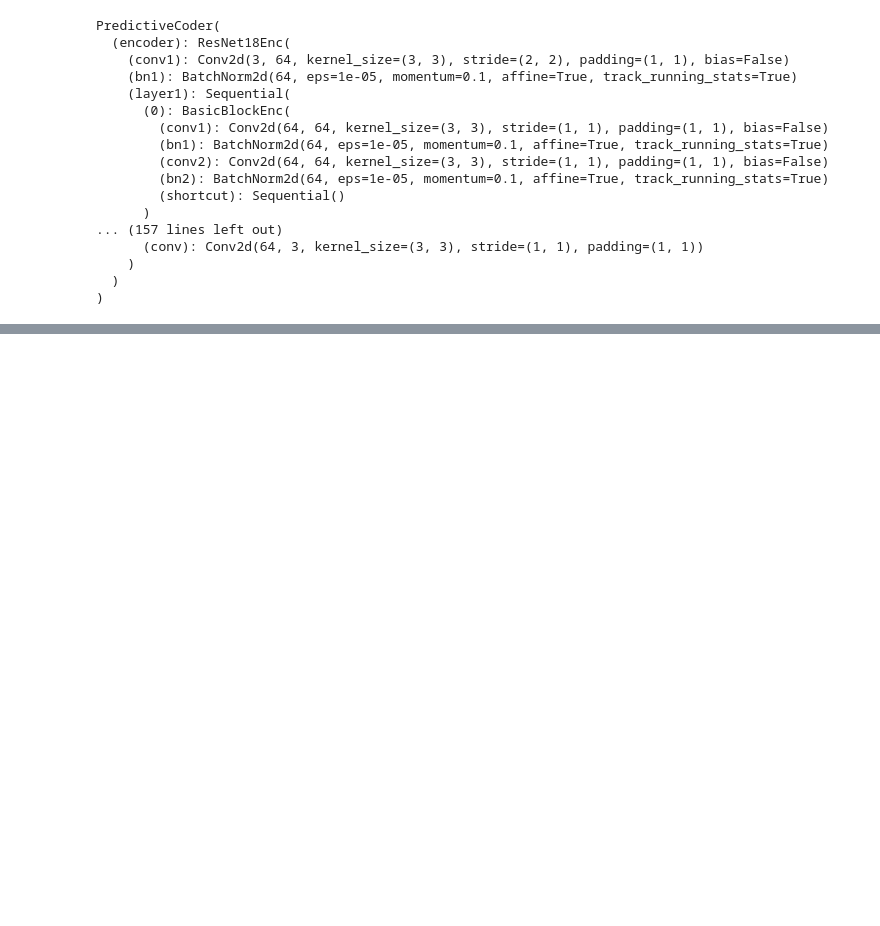
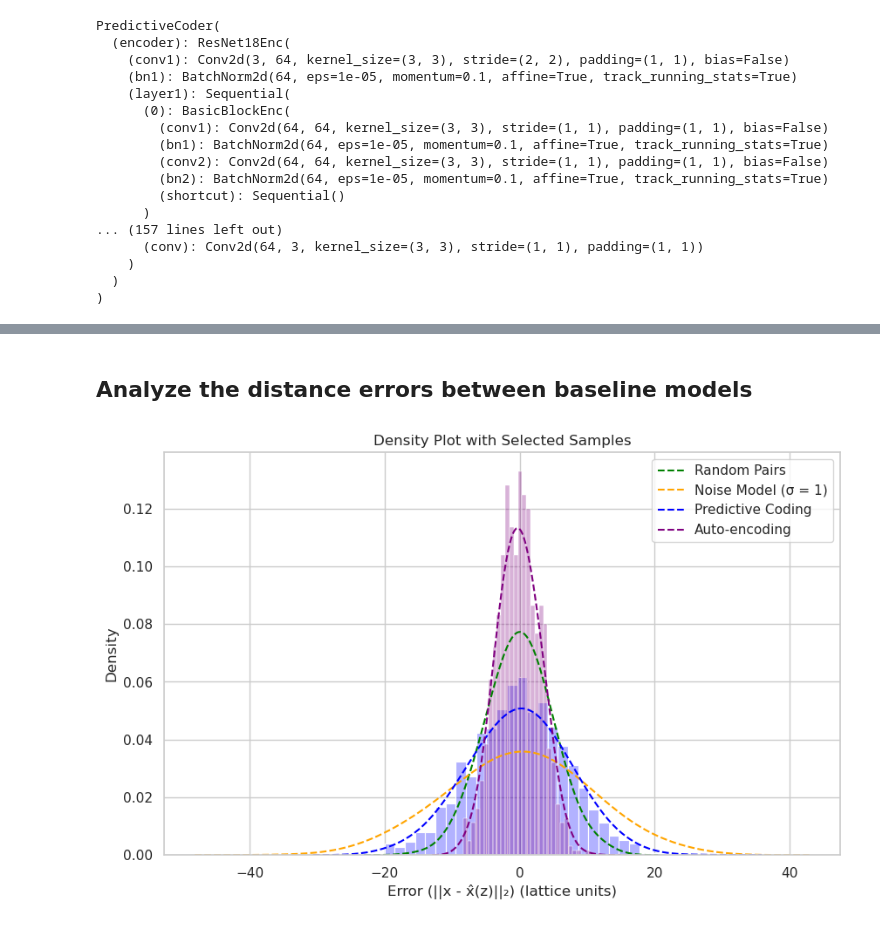
Before and after one commit to mx60s/predictive-coding-thesis, a Jupyter notebook: src/attn.ipynb, the cells around one changed output, grey strips where cells are left out. Saved outputs shown, nothing was run; the diff lists cells and outputs as text; code cells hidden in the pictures; blank space fills up the shorter version.

```diff
--- a/src/attn.ipynb
+++ b/src/attn.ipynb
@@ -98,2 +99,4 @@ tensor([[0., 0., 0., 0., 0., 0., 0.]], dtype=torch.float64)
 # %%
 # next thing would be to generate sequences of moving forward one way and moving side to side?
+# %% [markdown]
+## Analyze the distance errors between baseline models
@@ -99,0 +105,30 @@ tensor([[0., 0., 0., 0., 0., 0., 0.]], dtype=torch.float64)
+# %%
+import seaborn as sns
+
+# Assuming that the data is normally distributed, we can generate some sample data for illustration
+np.random.seed(10)
+data_random_pairs = np.random.normal(loc=0, scale=5, size=1000)
+data_noise_model = np.random.normal(loc=0, scale=10, size=1000)
+data_predictive_coding = np.random.normal(loc=0, scale=7, size=1000)
+data_auto_encoding = np.random.normal(loc=0, scale=3, size=1000)
+
+plt.figure(figsize=(10, 6))
+
+# Plotting KDE for all distributions
+sns.kdeplot(data_random_pairs, bw_adjust=2, label="Random Pairs", color="green", linestyle="--")
+sns.kdeplot(data_noise_model, bw_adjust=2, label="Noise Model (σ = 1)", color="orange", linestyle="--")
+sns.kdeplot(data_predictive_coding, bw_adjust=2, label="Predictive Coding", color="blue", linestyle="--")
+sns.kdeplot(data_auto_encoding, bw_adjust=2, label="Auto-encoding", color="purple", linestyle="--")
+
+# Plotting histograms only for predictive coding and auto-encoding with normalization
+sns.histplot(data_predictive_coding, kde=False, color="blue", alpha=0.3, bins=30, stat="density")
+sns.histplot(data_auto_encoding, kde=False, color="purple", alpha=0.3, bins=30, stat="density")
+
+# Additional plot formatting to match the user's request
+plt.title('Density Plot with Selected Samples')
+plt.xlabel('Error (||x - x̂(z)||₂) (lattice units)')
+plt.ylabel('Density')
+plt.legend()
+plt.show()
+# %% [output]
+[figure, added]
```
Also changed, not shown: parts of 3 cells of this notebook, 7 other files.
